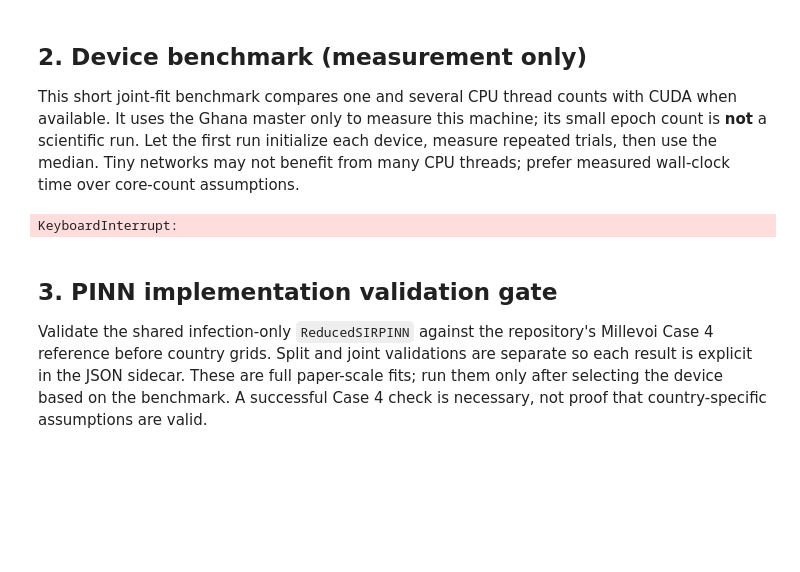
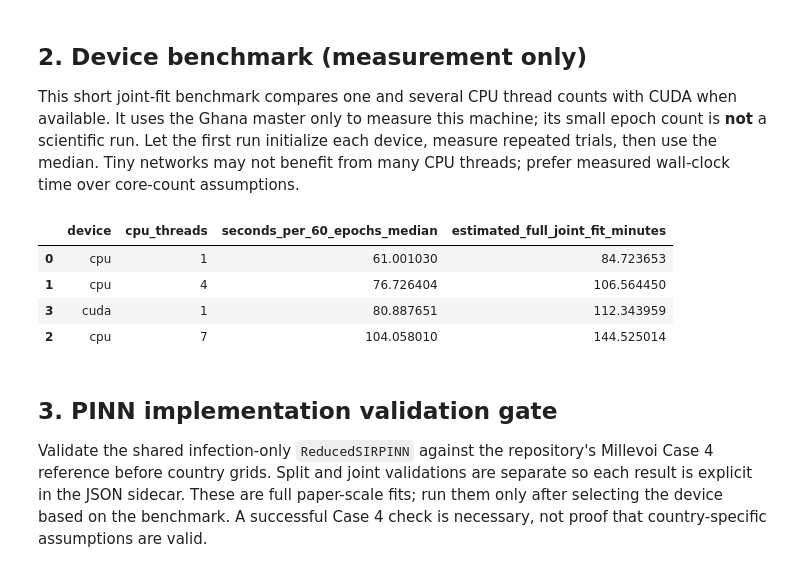
Before and after one commit to MisterKaynan/PINN-Thesis-Framework-MPhil-2026-2027-, a Jupyter notebook: italy_ghana_pinn_local_refactor_2.ipynb, the cells around one changed output. Drawn from its saved outputs; the diff is of its cells as text; code cells hidden in the pictures; blank space fills up the shorter version.

```diff
--- a/italy_ghana_pinn_local_refactor_2.ipynb
+++ b/italy_ghana_pinn_local_refactor_2.ipynb
@@ -31,8 +33,9 @@ os.chdir(PROJECT_ROOT)
 
 
 CPU_LOGICAL = os.cpu_count() or 1
-LOCAL_CPU_THREADS = max(1, min(8, CPU_LOGICAL - 1))
-PREFERRED_DEVICE = "auto"  # choose "cpu" or "cuda" to pin all subsequent training
+LOCAL_CPU_THREADS = max(1, min(10, CPU_LOGICAL - 1))
+PREFERRED_DEVICE = "cpu"  # choose "cpu" or "cuda" to pin all subsequent training,
+#                          and "auto" to use CUDA if available, otherwise CPU
 
 # Torch reads these at import. The child processes launched below inherit the
 # corresponding per-device environment, so settings apply to actual model runs.
@@ -240,7 +243,7 @@ import pandas as pd
 if str(PROJECT_ROOT / "src") not in sys.path:
     sys.path.insert(0, str(PROJECT_ROOT / "src"))
 
-from pinn import Config, ReducedSIRPINN
+from pinn_old import Config, ReducedSIRPINN
 
 benchmark_master_path = PROCESSED / "ghana_national_master.csv"
 if not benchmark_master_path.is_file():
@@ -271,38 +274,42 @@ for device, thread_count in candidates:
     # Untimed warm-up avoids charging CUDA/context initialization to the trials.
     warmup = ReducedSIRPINN(
         Config(epochs_joint=3, n_collocation=500, device=device, seed=34),
         tf=benchmark_origin, scale_I=benchmark_scale,
     )
     warmup.fit_joint(t_data, i_obs)
     if device == "cuda":
         torch.cuda.synchronize()
     trial_seconds = []
     for repeat in range(2):
         model = ReducedSIRPINN(
-            Config(epochs_joint=40, n_collocation=2000, device=device, seed=34),
+            Config(epochs_joint=60, n_collocation=6000, device=device, seed=34),
             tf=benchmark_origin, scale_I=benchmark_scale,
         )
         start = time.perf_counter()
         model.fit_joint(t_data, i_obs)
         if device == "cuda":
             torch.cuda.synchronize()
         trial_seconds.append(time.perf_counter() - start)
     benchmark_rows.append({
         "device": device,
         "cpu_threads": thread_count,
-        "seconds_per_40_epochs_median": float(np.median(trial_seconds)),
+        "seconds_per_60_epochs_median": float(np.median(trial_seconds)),
         "estimated_full_joint_fit_minutes": (
-            float(np.median(trial_seconds)) * EPOCHS_JOINT / 40 / 60
+            float(np.median(trial_seconds)) * EPOCHS_JOINT / 60 / 60
         ),
     })
 
 torch.set_num_threads(JOB_CPU_THREADS)
 benchmark_results = pd.DataFrame(benchmark_rows).sort_values(
-    "seconds_per_40_epochs_median"
+    "seconds_per_60_epochs_median"
 )
 benchmark_results
 # %% [output]
-KeyboardInterrupt:
+|  | device | cpu_threads | seconds_per_60_epochs_median | estimated_full_joint_fit_minutes |
+| 0 | cpu | 1 | 61.001030 | 84.723653 |
+| 1 | cpu | 4 | 76.726404 | 106.564450 |
+| 3 | cuda | 1 | 80.887651 | 112.343959 |
+| 2 | cpu | 7 | 104.058010 | 144.525014 |
 # %% [markdown]
 ## 3. PINN implementation validation gate
 
```
Also changed, not shown: parts of 6 cells of this notebook, 5 other files.
